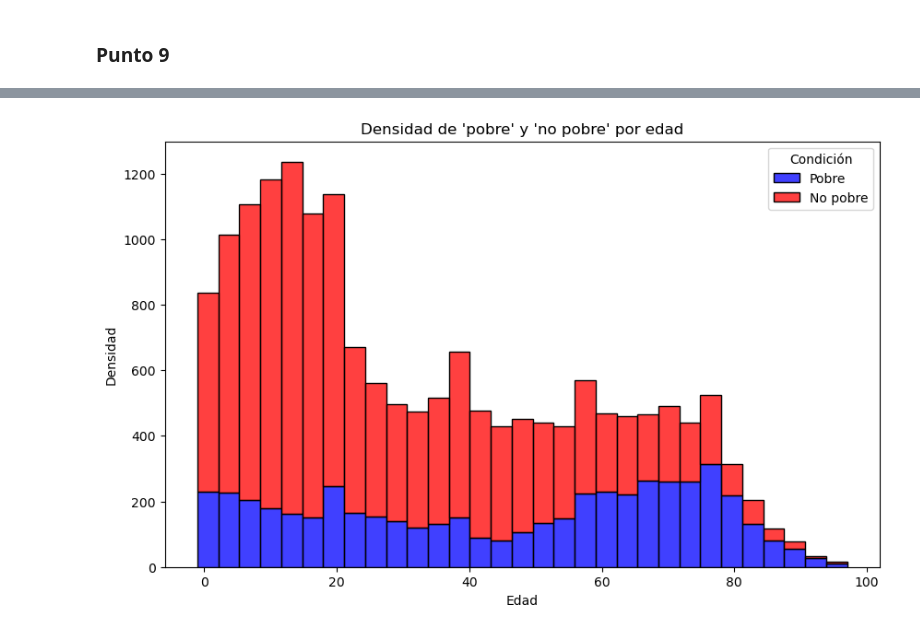
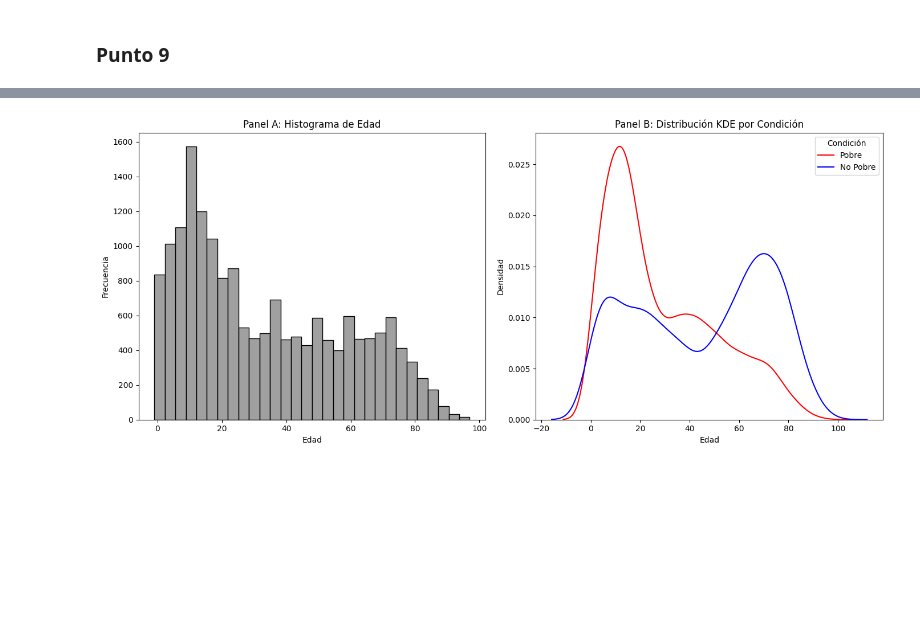
Before and after one commit to caterinawalker/Ciencia-de-Datos, a Jupyter notebook: TP2/tp2 (extendido tp1).ipynb, the cells around one changed output, grey strips where cells are left out. Cells and saved outputs as stored; diff of their text form; code cells hidden in the pictures; blank space fills up the shorter version.

```diff
--- a/TP2/tp2 (extendido tp1).ipynb
+++ b/TP2/tp2 (extendido tp1).ipynb
@@ -72,7 +72,7 @@ print(df.head())
 
 [5 rows x 235 columns]
 # %%
-statta = pd.read_stata("Individual_t105.dta")
+statta = pd.read_stata("C:/Users/loloa/OneDrive/Escritorio/facu/Ciencia de datos/tp/Ciencia-de-Datos/Individual_t105.dta")
 print(statta.head())
 # %% [output]
      CODUSU  nro_hogar componente  h15    ano4       trimestre  \
@@ -1330,22 +1330,42 @@ Passing `palette` without assigning `hue` is deprecated and will be removed in v
 # %%
-respondieron["ch06"]=respondieron["ch06"].astype(float)
-respondieron["edad2"]=respondieron["ch06"]**2
-# Create a histogram showing the density of "pobre" and "no pobre" for each "edad"
-plt.figure(figsize=(10, 6))
+import seaborn as sns
+import matplotlib.pyplot as plt
+fig, axes = plt.subplots(1, 2, figsize=(14, 6))
+
+# Panel A: Histograma simple de edad
 sns.histplot(
     data=respondieron,
     x="ch06",
-    hue="pobre",
-    multiple="stack",
+    bins=30,
     kde=False,
-    palette={1: "red", 0: "blue"},
-    hue_order=[1, 0]
+    ax=axes[0],
+    color="gray"
 )
-plt.xlabel("Edad")
-plt.ylabel("Densidad")
-plt.title("Densidad de 'pobre' y 'no pobre' por edad")
-plt.legend(title="Condición", labels=["Pobre", "No pobre"])
+axes[0].set_title("Panel A: Histograma de Edad")
+axes[0].set_xlabel("Edad")
+axes[0].set_ylabel("Frecuencia")
+
+# Panel B: Distribución KDE para pobres y no pobres
+sns.kdeplot(
+    data=respondieron[respondieron["pobre"] == 1],
+    x="ch06",
+    label="Pobre",
+    color="red",
+    ax=axes[1]
+)
+sns.kdeplot(
+    data=respondieron[respondieron["pobre"] == 0],
+    x="ch06",
+    label="No Pobre",
+    color="blue",
+    ax=axes[1]
+)
+axes[1].set_title("Panel B: Distribución KDE por Condición")
+axes[1].set_xlabel("Edad")
+axes[1].set_ylabel("Densidad")
+axes[1].legend(title="Condición")
+
+plt.tight_layout()
 plt.show()
-#hmmmmm
 # %% [output]
-[figure, old version]
+[figure, new version]
```
Also changed, not shown: parts of 4 cells of this notebook.
